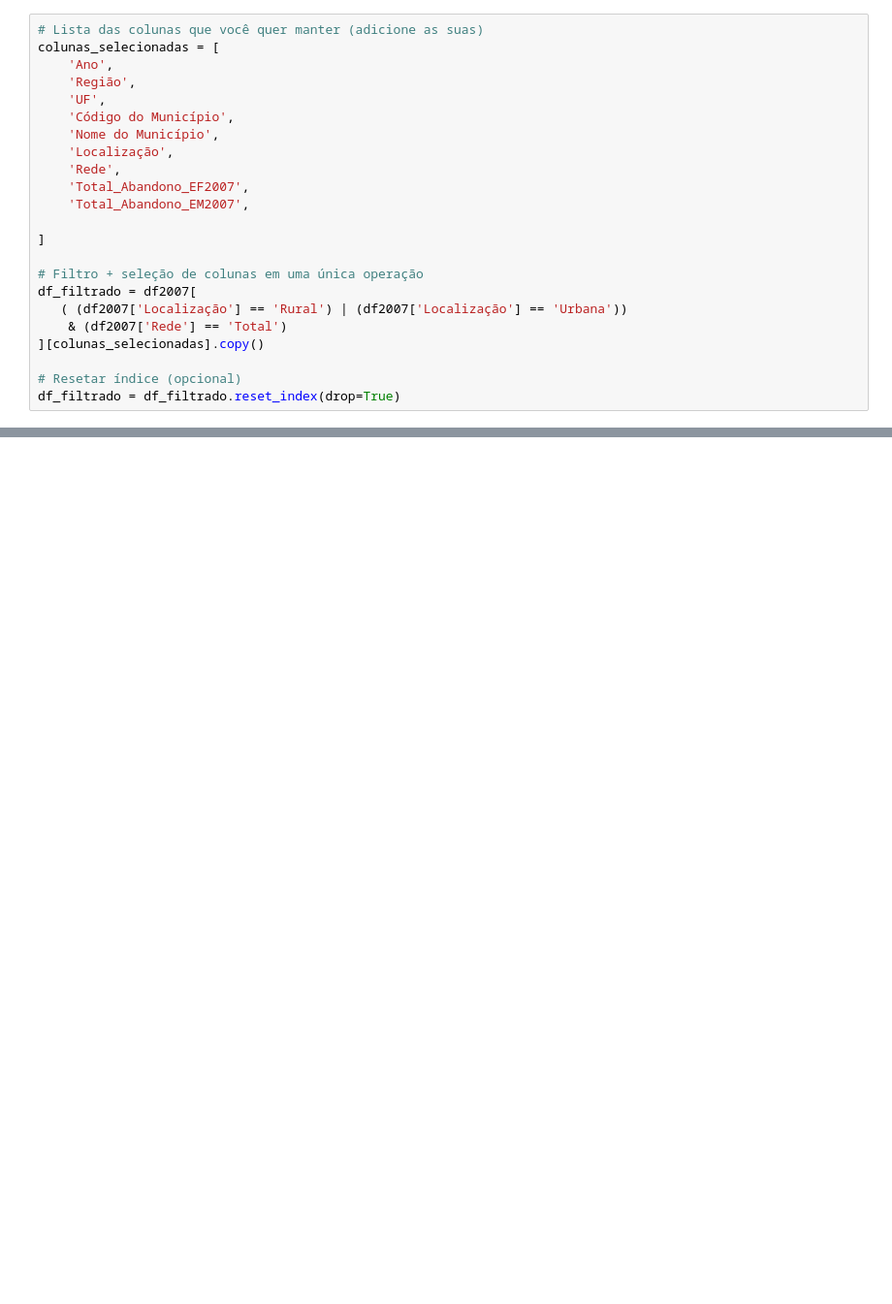
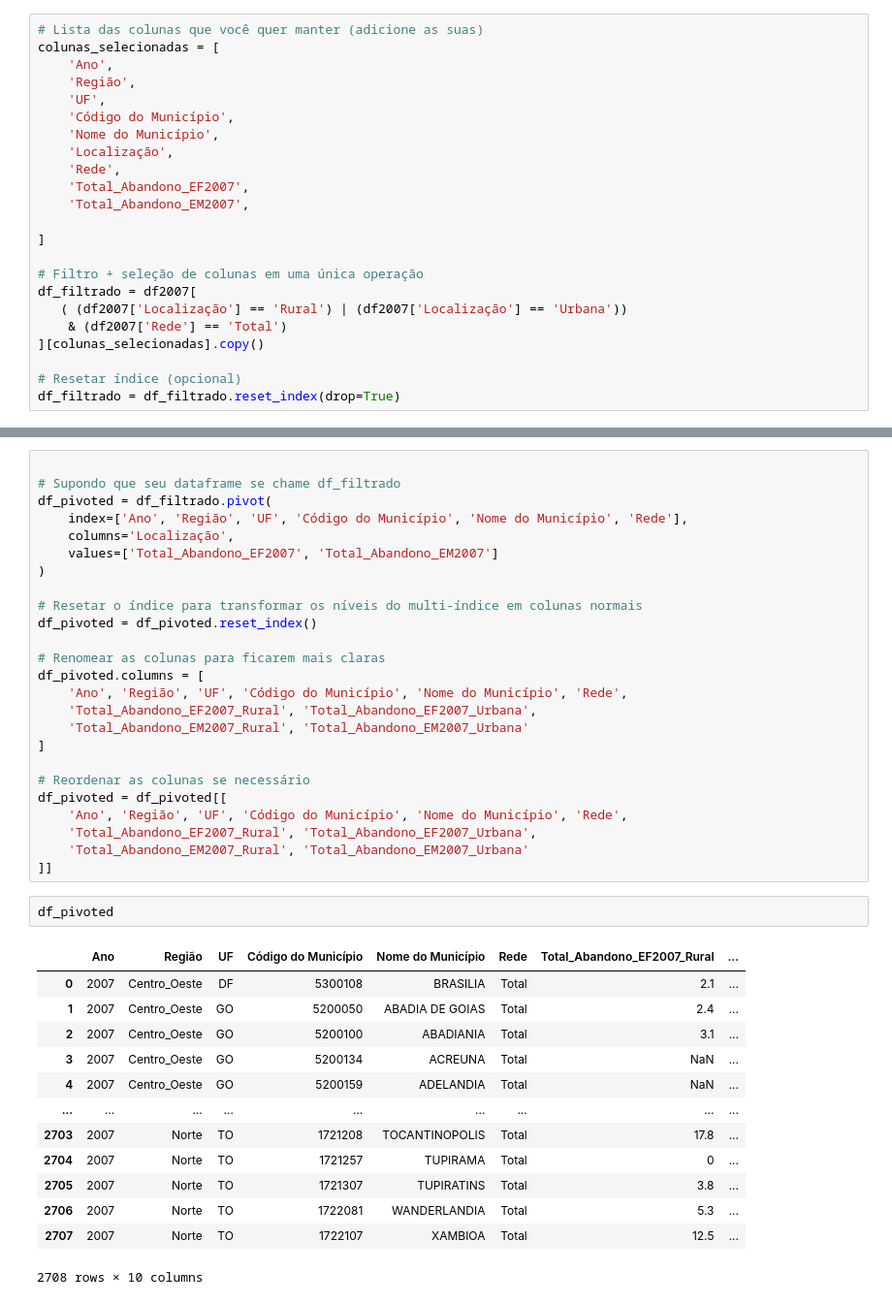
Before and after one commit to thiagodasillva/escolarData, a Jupyter notebook: mesclagem.ipynb, the cells around one changed output, grey strips where cells are left out. Shown at 97% size. Cells and saved outputs as stored; diff of their text form; blank space fills up the shorter version.

Commit message:
tentatica da multiplicação das matricolas

```diff
--- a/mesclagem.ipynb
+++ b/mesclagem.ipynb
@@ -372,0 +373,41 @@ df_filtrado
+# %%
+
+# Supondo que seu dataframe se chame df_filtrado
+df_pivoted = df_filtrado.pivot(
+    index=['Ano', 'Região', 'UF', 'Código do Município', 'Nome do Município', 'Rede'],
+    columns='Localização',
+    values=['Total_Abandono_EF2007', 'Total_Abandono_EM2007']
+)
+
+# Resetar o índice para transformar os níveis do multi-índice em colunas normais
+df_pivoted = df_pivoted.reset_index()
+
+# Renomear as colunas para ficarem mais claras
+df_pivoted.columns = [
+    'Ano', 'Região', 'UF', 'Código do Município', 'Nome do Município', 'Rede',
+    'Total_Abandono_EF2007_Rural', 'Total_Abandono_EF2007_Urbana',
+    'Total_Abandono_EM2007_Rural', 'Total_Abandono_EM2007_Urbana'
+]
+
+# Reordenar as colunas se necessário
+df_pivoted = df_pivoted[[
+    'Ano', 'Região', 'UF', 'Código do Município', 'Nome do Município', 'Rede',
+    'Total_Abandono_EF2007_Rural', 'Total_Abandono_EF2007_Urbana',
+    'Total_Abandono_EM2007_Rural', 'Total_Abandono_EM2007_Urbana'
+]]
+# %%
+df_pivoted
+# %% [output]
+|  | Ano | Região | UF | Código do Município | Nome do Município | Rede | Total_Abandono_EF2007_Rural | ... |
+| 0 | 2007 | Centro_Oeste | DF | 5300108 | BRASILIA | Total | 2.1 | ... |
+| 1 | 2007 | Centro_Oeste | GO | 5200050 | ABADIA DE GOIAS | Total | 2.4 | ... |
+| 2 | 2007 | Centro_Oeste | GO | 5200100 | ABADIANIA | Total | 3.1 | ... |
+| 3 | 2007 | Centro_Oeste | GO | 5200134 | ACREUNA | Total | NaN | ... |
+| 4 | 2007 | Centro_Oeste | GO | 5200159 | ADELANDIA | Total | NaN | ... |
+| ... | ... | ... | ... | ... | ... | ... | ... | ... |
+| 2703 | 2007 | Norte | TO | 1721208 | TOCANTINOPOLIS | Total | 17.8 | ... |
+| 2704 | 2007 | Norte | TO | 1721257 | TUPIRAMA | Total | 0 | ... |
+| 2705 | 2007 | Norte | TO | 1721307 | TUPIRATINS | Total | 3.8 | ... |
+| 2706 | 2007 | Norte | TO | 1722081 | WANDERLANDIA | Total | 5.3 | ... |
+| 2707 | 2007 | Norte | TO | 1722107 | XAMBIOA | Total | 12.5 | ... |
+2708 rows × 10 columns
```
Also changed, not shown: parts of 15 cells of this notebook, 15 other files.
